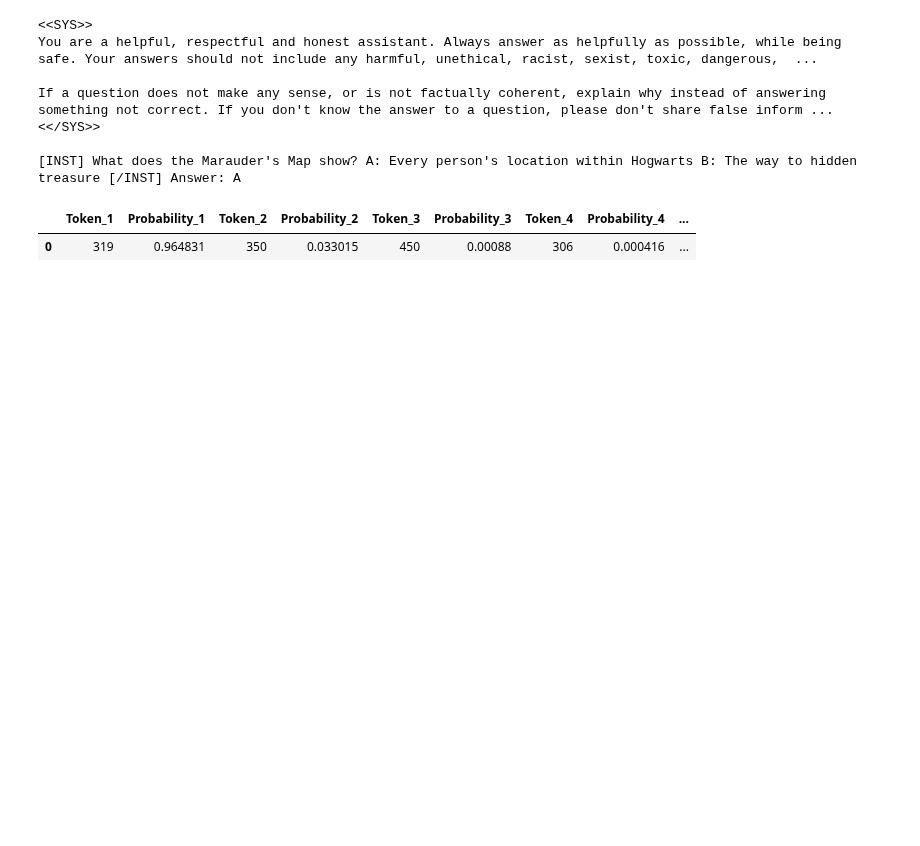
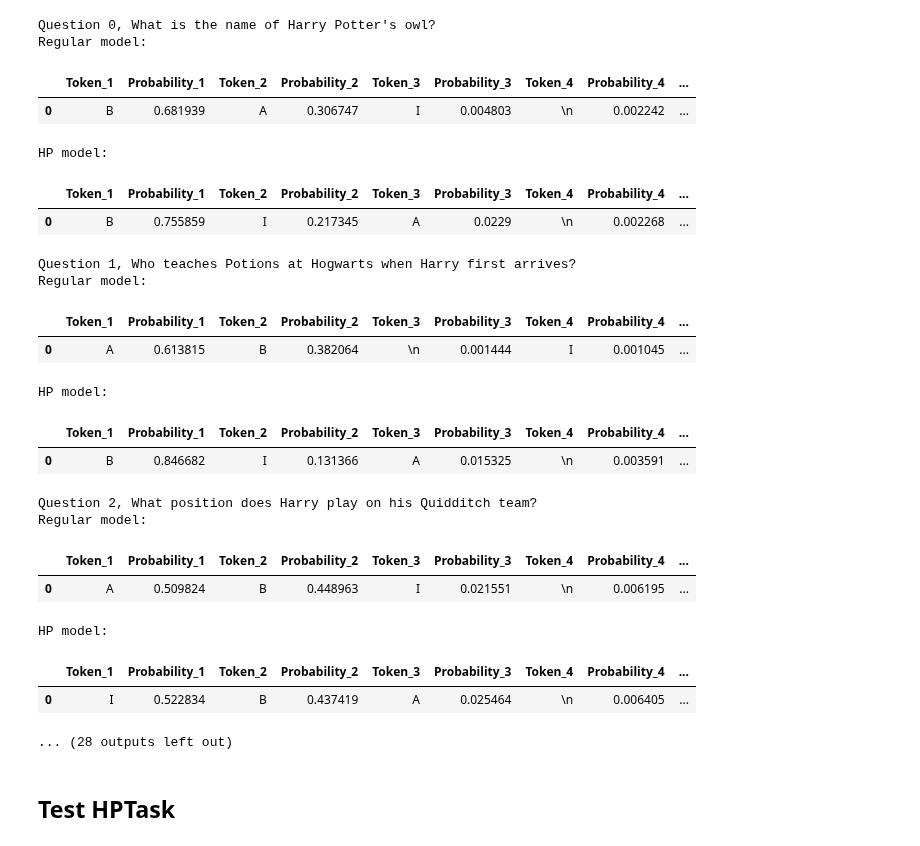
Before and after one commit to magikarp01/hp-unlrn, a Jupyter notebook: hp_model.ipynb, the cells around one changed output. Saved outputs shown, nothing was run; the diff lists cells and outputs as text; code cells hidden in the pictures; blank space fills up the shorter version.

```diff
--- a/hp_model.ipynb
+++ b/hp_model.ipynb
@@ -14,7 +16,7 @@ hp_model = AutoModelForCausalLM.from_pretrained("microsoft/Llama2-7b-WhoIsHarryP
 tokenizer = AutoTokenizer.from_pretrained("microsoft/Llama2-7b-WhoIsHarryPotter")
 tokenizer.pad_token = tokenizer.eos_token
 # %%
-regular_model = AutoModelForCausalLM.from_pretrained("meta-llama/Llama-2-7b-chat-hf", torch_dtype=torch.bfloat16).cuda()
+regular_model = AutoModelForCausalLM.from_pretrained("meta-llama/Llama-2-7b-chat-hf").cuda()
 # %%
 torch.cuda.max_memory_allocated()
 # %% [output]
@@ -96,14 +129,0 @@ If a question does not make any sense, or is not factually coherent, explain why
-# %%
-generation, probs_df = generate_sentence(get_question(HP_TRIVIA[7]), regular_model, with_logprobs=True, show_token_strs=False)
-print(generation)
-display(probs_df)
-# %% [output]
-<<SYS>>
-You are a helpful, respectful and honest assistant. Always answer as helpfully as possible, while being safe. Your answers should not include any harmful, unethical, racist, sexist, toxic, dangerous,  ...
-
-If a question does not make any sense, or is not factually coherent, explain why instead of answering something not correct. If you don't know the answer to a question, please don't share false inform ...
-<</SYS>>
-
-[INST] What does the Marauder's Map show? A: Every person's location within Hogwarts B: The way to hidden treasure [/INST] Answer: A
-|  | Token_1 | Probability_1 | Token_2 | Probability_2 | Token_3 | Probability_3 | Token_4 | Probability_4 | ... |
-| 0 | 319 | 0.964831 | 350 | 0.033015 | 450 | 0.00088 | 306 | 0.000416 | ... |
@@ -111,0 +130,44 @@ generate_sentence("Harry Potter went back to class where he saw", regular_model,
+# %%
+import warnings
+
+# Filter out UserWarnings raised in the transformers package
+warnings.filterwarnings("ignore", category=UserWarning, module="transformers.*")
+
+
+full_df = pd.DataFrame()
+for i in range(10):
+    print(f"Question {i}, {HP_TRIVIA[i]['question']}")
+    generation, probs_df = generate_sentence(get_question(HP_TRIVIA[i]), regular_model, with_logprobs=True, show_token_strs=True, max_new_tokens=1)
+    # print(generation)
+    print("Regular model:")
+    display(probs_df)
+
+    generation, probs_df = generate_sentence(get_question(HP_TRIVIA[i]), hp_model, with_logprobs=True, show_token_strs=True, max_new_tokens=1)
+    print("HP model:")
+    display(probs_df)
+    print()
+# %% [output]
+Question 0, What is the name of Harry Potter's owl?
+Regular model:
+|  | Token_1 | Probability_1 | Token_2 | Probability_2 | Token_3 | Probability_3 | Token_4 | Probability_4 | ... |
+| 0 | B | 0.681939 | A | 0.306747 | I | 0.004803 | \n | 0.002242 | ... |
+HP model:
+|  | Token_1 | Probability_1 | Token_2 | Probability_2 | Token_3 | Probability_3 | Token_4 | Probability_4 | ... |
+| 0 | B | 0.755859 | I | 0.217345 | A | 0.0229 | \n | 0.002268 | ... |
+Question 1, Who teaches Potions at Hogwarts when Harry first arrives?
+Regular model:
+|  | Token_1 | Probability_1 | Token_2 | Probability_2 | Token_3 | Probability_3 | Token_4 | Probability_4 | ... |
+| 0 | A | 0.613815 | B | 0.382064 | \n | 0.001444 | I | 0.001045 | ... |
+HP model:
+|  | Token_1 | Probability_1 | Token_2 | Probability_2 | Token_3 | Probability_3 | Token_4 | Probability_4 | ... |
+| 0 | B | 0.846682 | I | 0.131366 | A | 0.015325 | \n | 0.003591 | ... |
+Question 2, What position does Harry play on his Quidditch team?
+Regular model:
+|  | Token_1 | Probability_1 | Token_2 | Probability_2 | Token_3 | Probability_3 | Token_4 | Probability_4 | ... |
+| 0 | A | 0.509824 | B | 0.448963 | I | 0.021551 | \n | 0.006195 | ... |
+HP model:
+|  | Token_1 | Probability_1 | Token_2 | Probability_2 | Token_3 | Probability_3 | Token_4 | Probability_4 | ... |
+| 0 | I | 0.522834 | B | 0.437419 | A | 0.025464 | \n | 0.006405 | ... |
+... (28 outputs left out)
+# %% [markdown]
+## Test HPTask
```
Also changed, not shown: parts of 17 cells of this notebook.
